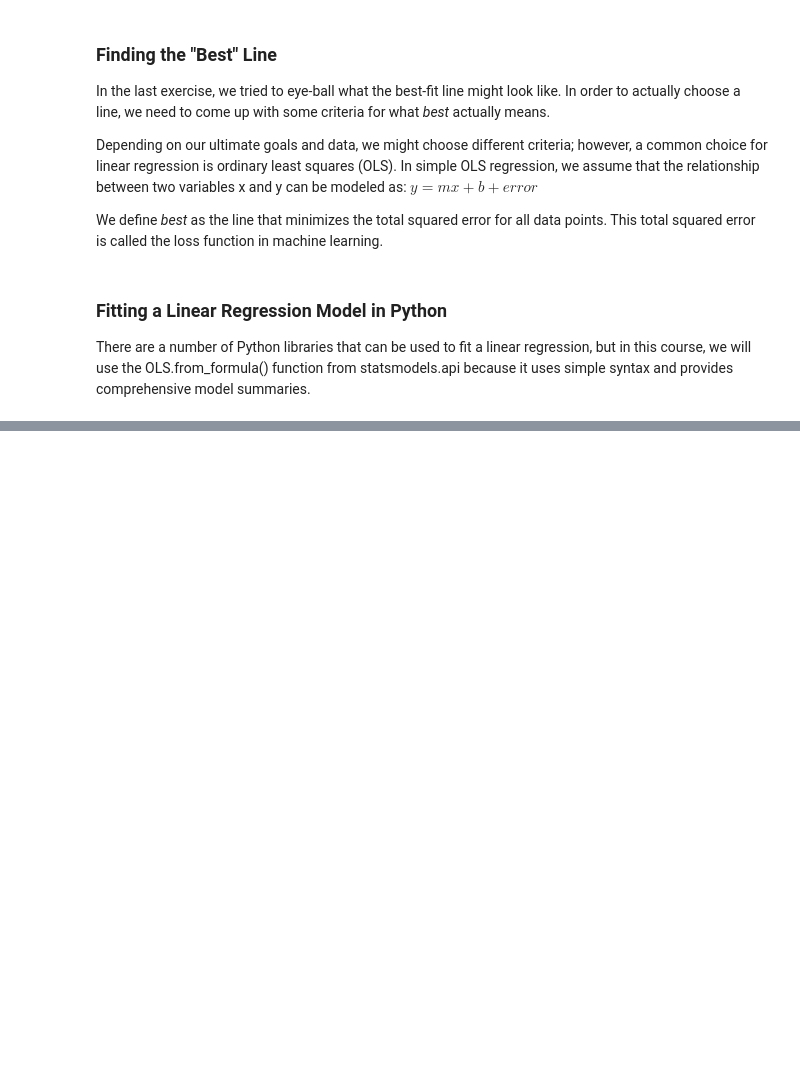
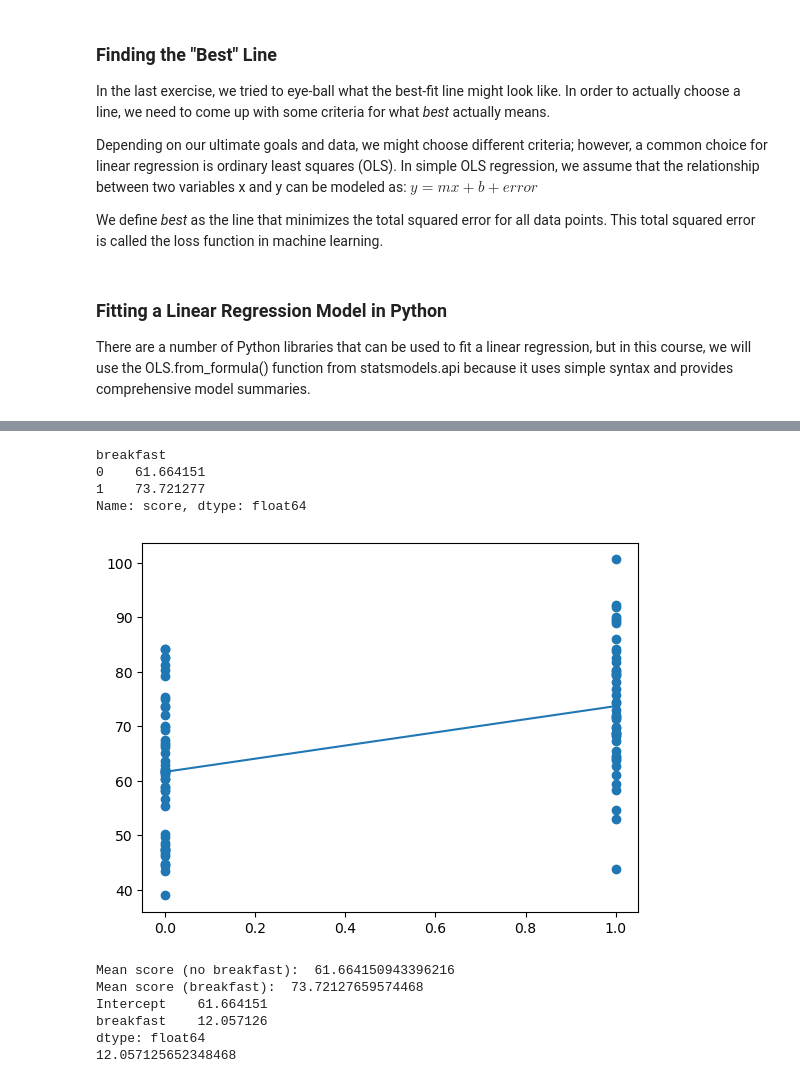
Before and after one commit to seunshix/What-am-I-learning-, a Jupyter notebook: linearRegression/linearRgression.ipynb, the cells around one changed output, grey strips where cells are left out. Drawn from its saved outputs; the diff is of its cells as text; code cells hidden in the pictures; blank space fills up the shorter version.

```diff
--- a/linearRegression/linearRgression.ipynb
+++ b/linearRegression/linearRgression.ipynb
@@ -74,0 +157,43 @@ print(pred_5hr)
+# %%
+# Calculate group means
+print(students.groupby('breakfast').mean().score)
+
+# Create the scatter plot here:
+plt.scatter(students.breakfast, students.score)
+
+# Add the additional line here:
+plt.plot([0, 1], [61.66415094339621, 73.7212765957447])
+
+# Show the plot
+plt.show()
+# %% [output]
+breakfast
+0    61.664151
+1    73.721277
+Name: score, dtype: float64
+[figure, added]
+# %%
+# Calculate and print group means
+mean_score_no_breakfast = np.mean(students.score[students.breakfast == 0])
+mean_score_breakfast = np.mean(students.score[students.breakfast == 1])
+print('Mean score (no breakfast): ', mean_score_no_breakfast)
+print('Mean score (breakfast): ', mean_score_breakfast)
+
+# Fit the model and print the coefficients
+# Create the model here:
+model = sm.OLS.from_formula('score ~ breakfast', data = students)
+
+# Fit the model here:
+results = model.fit()
+
+# Print the coefficients here:
+print(results.params)
+# Calculate and print the difference in group means
+print(mean_score_breakfast - mean_score_no_breakfast)
+# %% [output]
+Mean score (no breakfast):  61.664150943396216
+Mean score (breakfast):  73.72127659574468
+Intercept    61.664151
+breakfast    12.057126
+dtype: float64
+12.057125652348468
```
Also changed, not shown: parts of 9 cells of this notebook, 8 other files.
